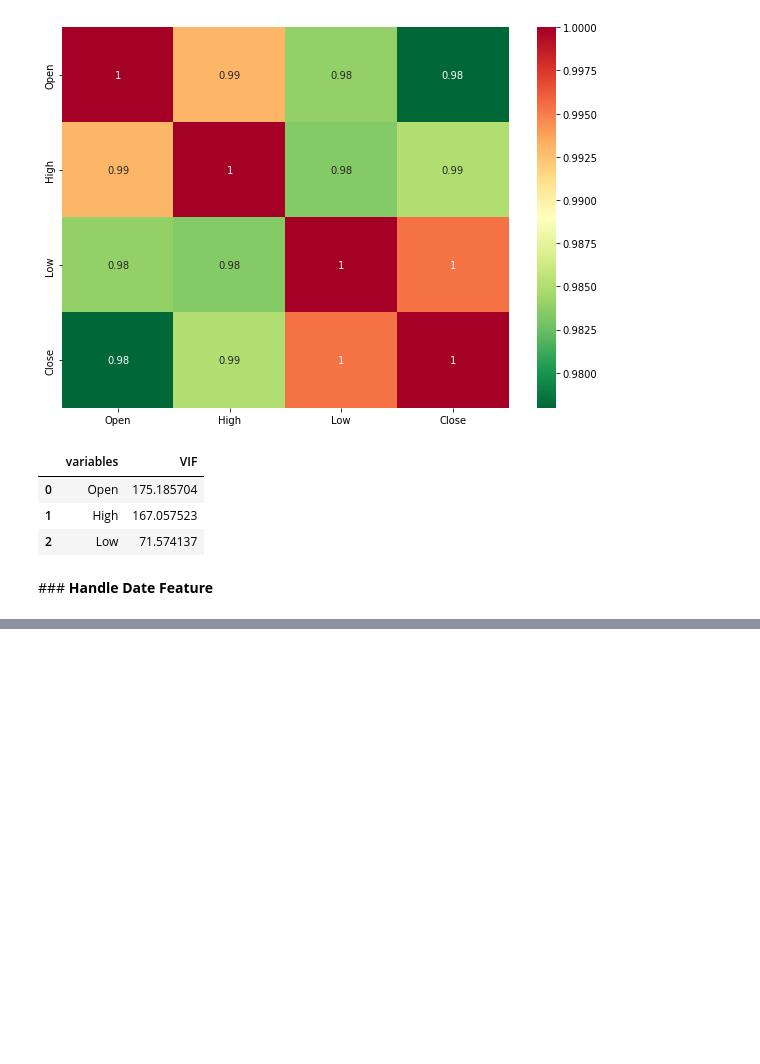
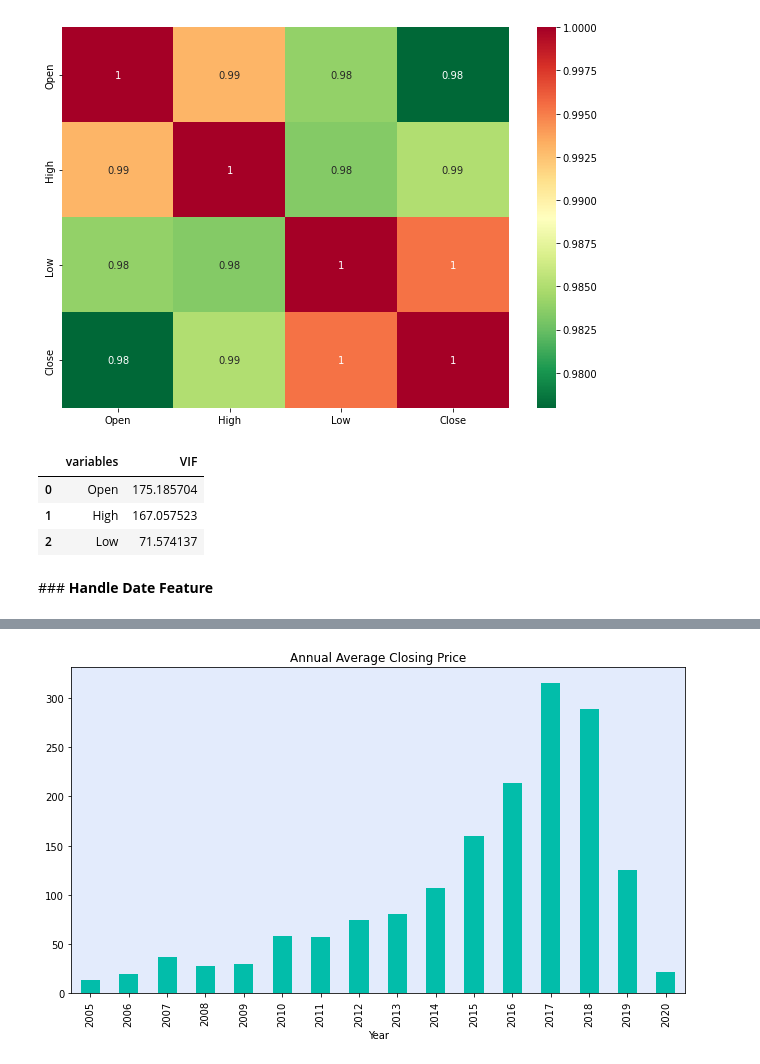
Before and after one commit to Developer-AD/Yes_Bank_Price_Prediction, a Jupyter notebook: Yes_Bank_Price_Prediction.ipynb, the cells around one changed output, grey strips where cells are left out. Drawn from its saved outputs; the diff is of its cells as text; code cells hidden in the pictures; blank space fills up the shorter version.

```diff
--- a/Yes_Bank_Price_Prediction.ipynb
+++ b/Yes_Bank_Price_Prediction.ipynb
@@ -181,0 +223,6 @@ yes_bank['Date']=pd.to_datetime(yes_bank['Date'], format = '%b-%y')
+# %%
+# Extract year from Date column
+yes_bank['Year'] = yes_bank['Date'].dt.year
+# %%
+# Extract Month from Date column
+yes_bank['Month'] = yes_bank['Date'].dt.month
@@ -181,0 +239,3 @@ yes_bank['Date']=pd.to_datetime(yes_bank['Date'], format = '%b-%y')
+# %%
+# Now we can drop the Date column
+yes_bank.drop(columns = 'Date',inplace=True)
@@ -181,0 +259,8 @@ yes_bank['Date']=pd.to_datetime(yes_bank['Date'], format = '%b-%y')
+# %%
+# Annual Average Closing Price.
+yes_bank.groupby(['Year'])['Close'].mean().plot(kind='bar', figsize=(11,6), color='#02bdaa' )
+plt.axes().set_facecolor("#e3ebfc")
+plt.title('Annual Average Closing Price')
+plt.show()
+# %% [output]
+[figure, added]
```
Also changed, not shown: parts of 63 cells of this notebook.
